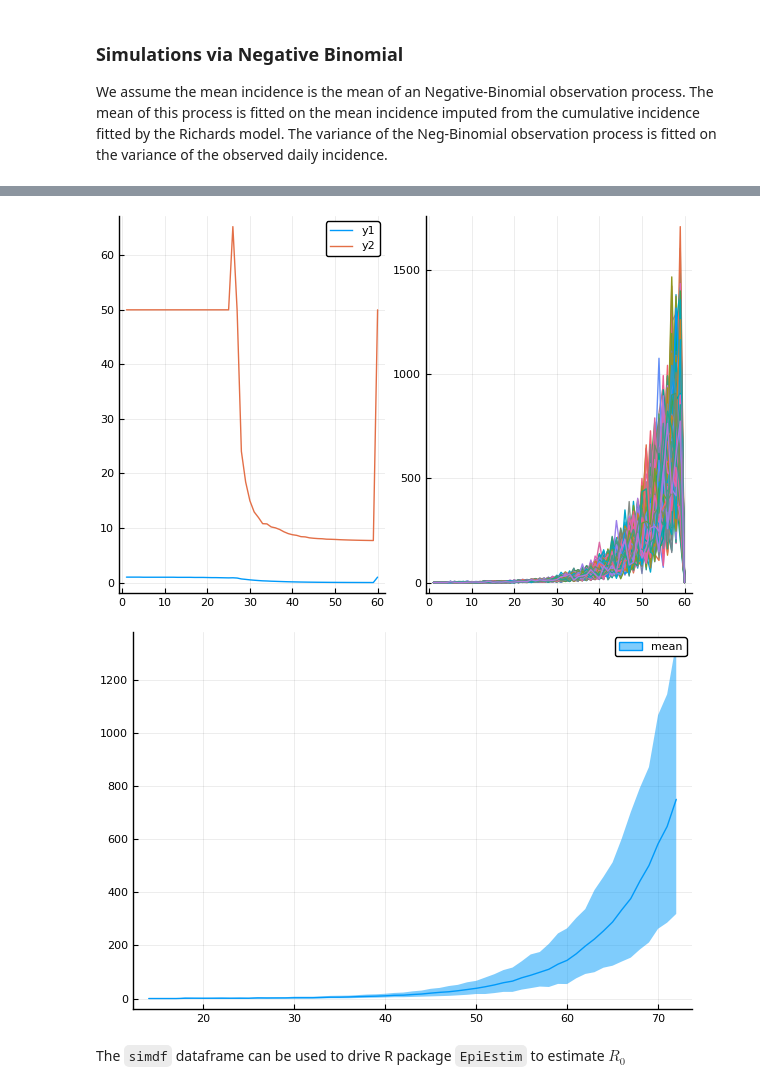
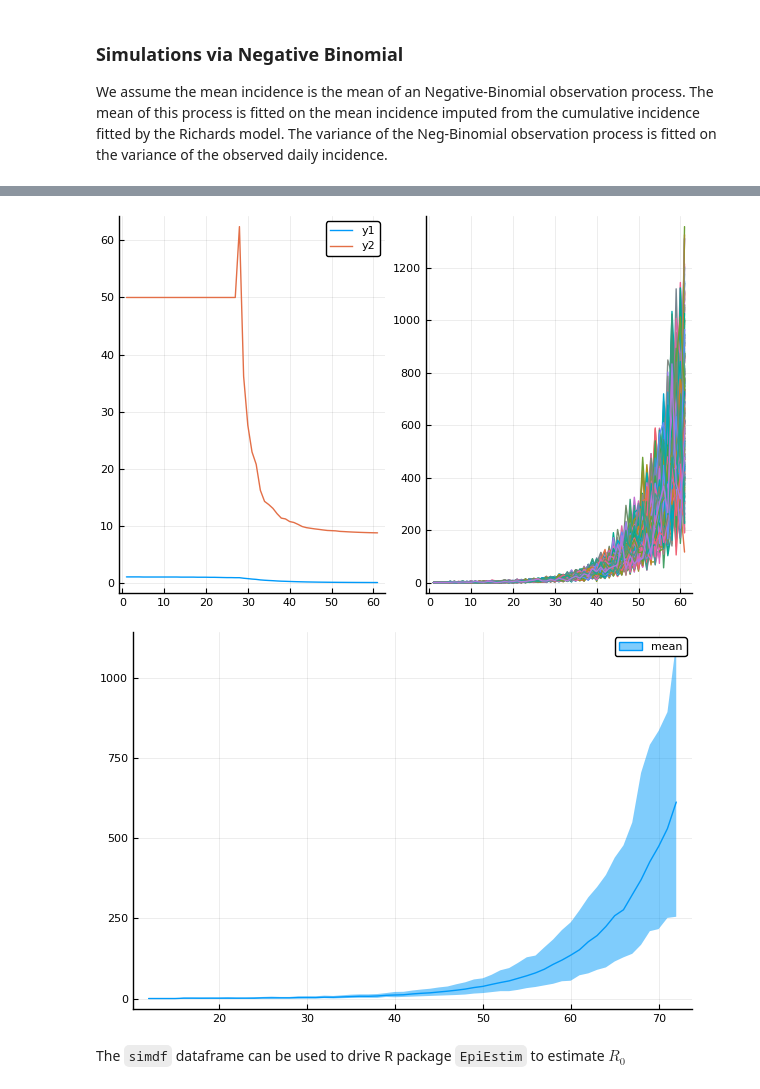
Before and after one commit to affans/2019-ncov, a Jupyter notebook: scripts/first-analysis.ipynb, the cells around one changed output, grey strips where cells are left out. Saved outputs shown, nothing was run; the diff lists cells and outputs as text; code cells hidden in the pictures.

```diff
--- a/scripts/first-analysis.ipynb
+++ b/scripts/first-analysis.ipynb
@@ -14,7 +14,8 @@ pyplot()
 # %% [output]
 Plots.PyPlotBackend()
 # %%
-## ncov data has cumcases, cumulative data.
+## read the data and calculate incidence.
+
 df = CSV.read("../data/ncovdata.csv", datarow=2, header=["time", "date", "cumcases", "cumcases_intl"], types=[Int64, Int64, Union{Int64, Missing}, Int64])
 dfm = stack(df, [:cumcases, :cumcases_intl], [:time], variable_name=:variable, value_name=:value);
 println("data has $(nrow(dfm)) rows and $(ncol(dfm)) columns")
@@ -24,6 +25,7 @@ println("data has $(nrow(dfm)) rows and $(ncol(dfm)) columns")
 # if 80% underreporting, use factor 5
 ur_factor = 1
 scenstr = "baseline"
+datefilter = 70
 df[!, :cumcases] .= Int.(round.(df.cumcases .* ur_factor))
 
 pretty_table(df)
@@ -37,5 +39,7 @@ _tmp = circshift(df.cumcases, 1)
 _tmp[1] = 0
 df[!, :inc] = df.cumcases - _tmp
 
+df = df |> @filter(_.date <= datefilter) |> DataFrame
+
 pretty_table(df)
 # %% [output]
@@ -290,30 +265,30 @@ deleterows!(dd, nanrows);
 # %%
 ## do the negative binomial simulation
 ## mean/szv calculation from David's samoa measles code.
 ## convert the size/mean to probability
 
 mean_inc = dd.cases
 szv = @. 1/(dd.cv^2 - 1/mean_inc)
 #for numerical stability
 szv[isinf.(szv)] .= 100
 szv[szv .<= 0] .= 50
 
 prob = @.  (szv./(szv.+mean_inc))
 #prob[prob .== 0] .= 0.001
 
 nb = NegativeBinomial.(szv, prob)
 
 sims = rand.(nb, 500)
 sims = transpose(hcat(sims...) )
 
 l = @layout [a  b]
-p1 = plot(1:60, [prob, szv])
-p2 = plot(1:60, sims, legend=false)
+p1 = plot(1:length(mean_inc), [prob, szv])
+p2 = plot(1:length(mean_inc), sims, legend=false)
 
 plot(p1, p2,  layout = l)
 #@. dd.cv[24:27]^2 - 1/dd.cases[24:27]
 # %% [output]
-[figure, old version]
+[figure, new version]
 # %%
 # summarize the data and average out the simulations.
 # need to put in a dataframe to be melted
@@ -330,6 +305,6 @@ simdf_summary = simdf_melt |> @groupby(_.time) |>
 ## the ribbon function here ADDS and SUBTRACTS the value from the main series data, so account for that.
 @df simdf_summary plot(:time, [:m], label="mean", ribbon=(simdf_summary.m - simdf_summary.qlow, simdf_summary.qhi - simdf_summary.m))
 # %% [output]
-[figure, old version]
+[figure, new version]
 # %% [markdown]
 The `simdf` dataframe can be used to drive R package `EpiEstim` to estimate $R_0$
```
Also changed, not shown: parts of 21 cells of this notebook, 5 other files.
